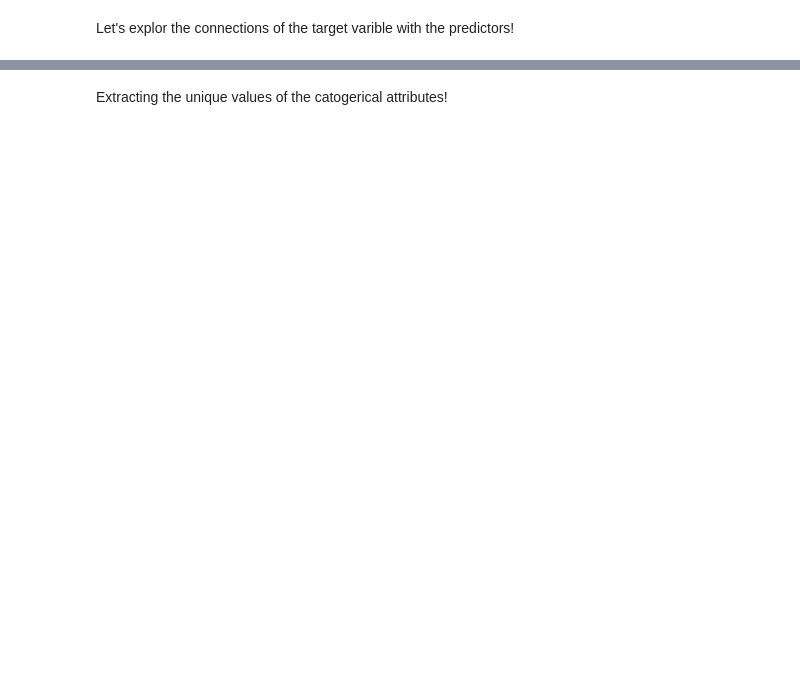
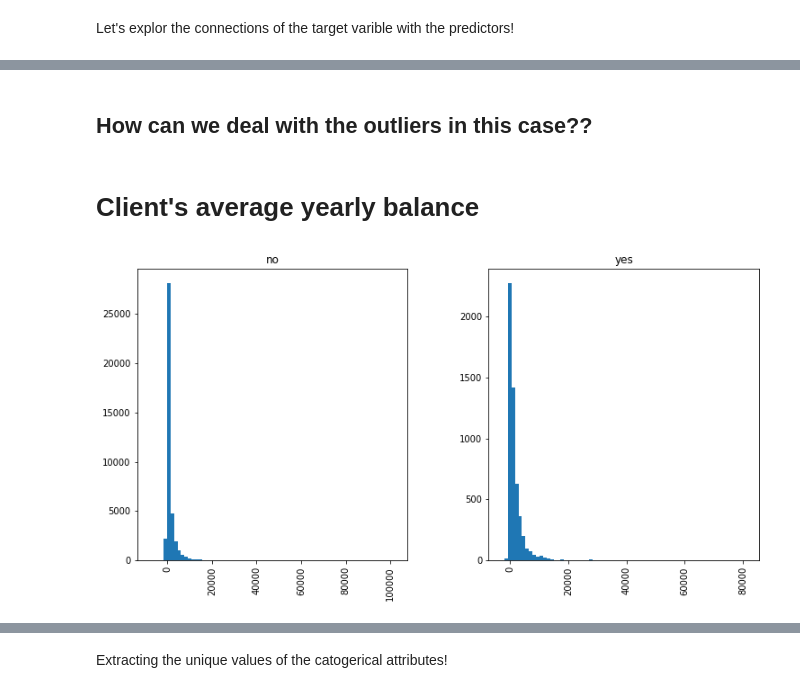
Before and after one commit to Nada-gh/BankMarketing, a Jupyter notebook: DataExploration.ipynb, the cells around one changed output, grey strips where cells are left out. Drawn from its saved outputs; the diff is of its cells as text; code cells hidden in the pictures; blank space fills up the shorter version.

```diff
--- a/DataExploration.ipynb
+++ b/DataExploration.ipynb
@@ -140,0 +268,8 @@ BankData_catog.head()
+# %% [markdown]
+## How can we deal with the outliers in this case??
+# %% [markdown]
+# Client's average yearly balance
+# %%
+fig = BankData.balance.hist(figsize=(12,6), by=BankData['y'],bins=70)
+# %% [output]
+[figure, added]
```
Also changed, not shown: parts of 137 cells of this notebook.
